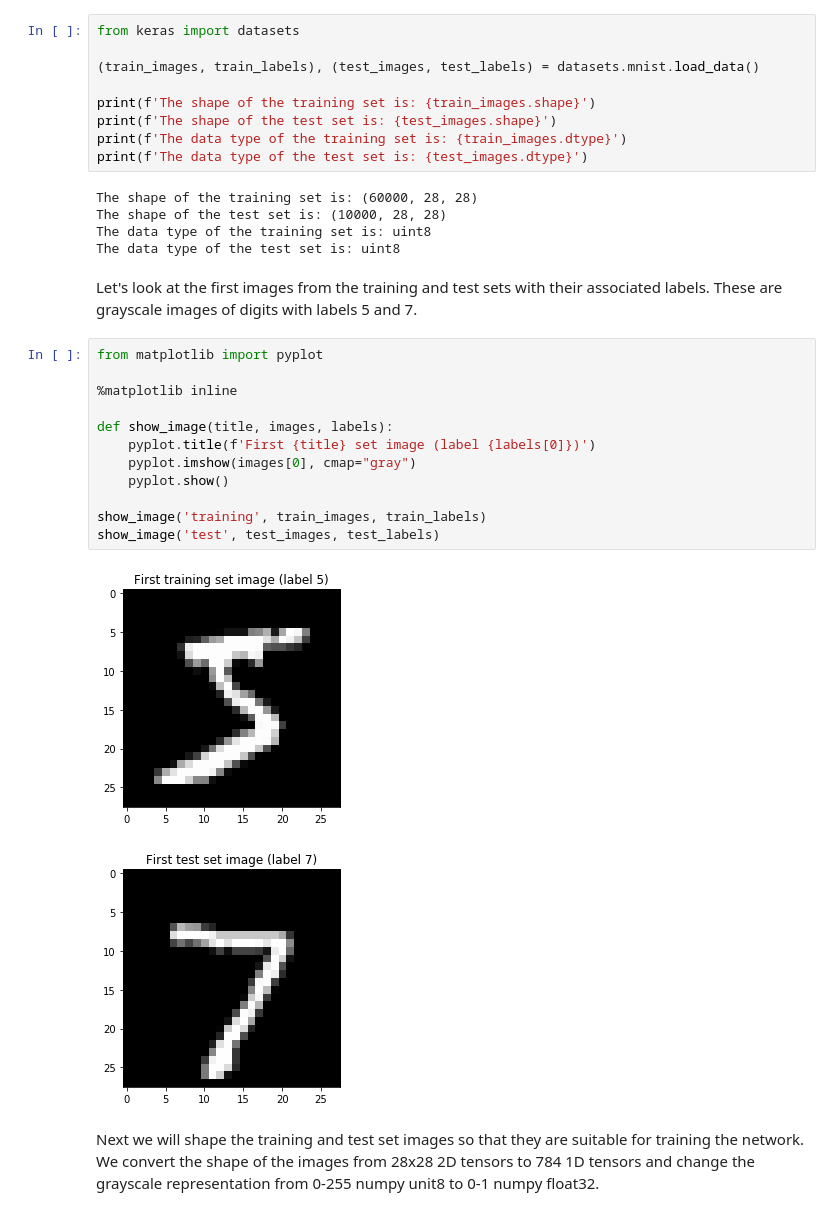
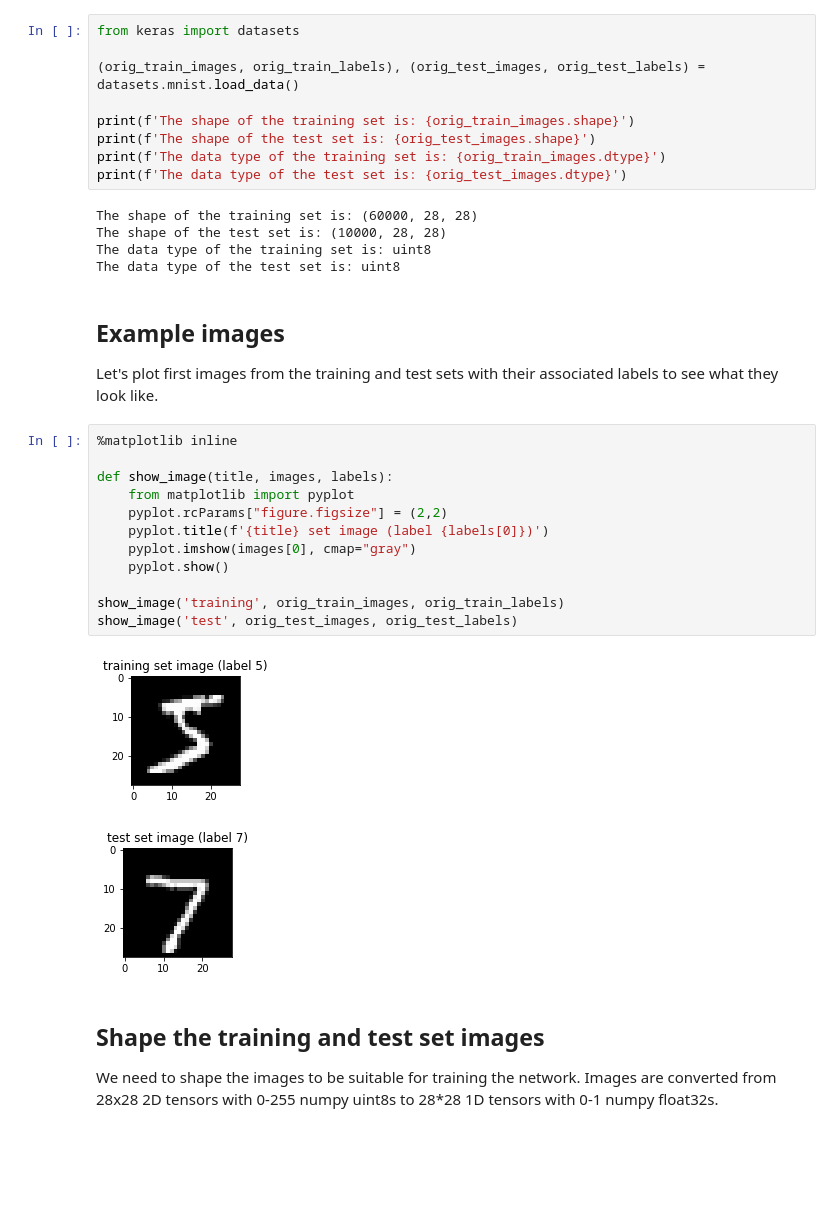
Before and after one commit to raskoleinonen/keras, a Jupyter notebook: 2.1-a-first-look-at-a-neural-network.ipynb, the cells around one changed output. Drawn from its saved outputs; the diff is of its cells as text; blank space fills up the shorter version.

Commit message:
Improved the first notebook.

```diff
--- a/2.1-a-first-look-at-a-neural-network.ipynb
+++ b/2.1-a-first-look-at-a-neural-network.ipynb
@@ -9,36 +11,40 @@ Let's start by loading the training and test sets and look at their shapes. We c
 # %%
 from keras import datasets
 
-(train_images, train_labels), (test_images, test_labels) = datasets.mnist.load_data()
+(orig_train_images, orig_train_labels), (orig_test_images, orig_test_labels) = datasets.mnist.load_data()
 
-print(f'The shape of the training set is: {train_images.shape}')
-print(f'The shape of the test set is: {test_images.shape}')
-print(f'The data type of the training set is: {train_images.dtype}')
-print(f'The data type of the test set is: {test_images.dtype}')
+print(f'The shape of the training set is: {orig_train_images.shape}')
+print(f'The shape of the test set is: {orig_test_images.shape}')
+print(f'The data type of the training set is: {orig_train_images.dtype}')
+print(f'The data type of the test set is: {orig_test_images.dtype}')
 # %% [output]
 The shape of the training set is: (60000, 28, 28)
 The shape of the test set is: (10000, 28, 28)
 The data type of the training set is: uint8
 The data type of the test set is: uint8
 # %% [markdown]
-Let's look at the first images from the training and test sets with their associated labels. These are grayscale images of digits with labels 5 and 7.
+## Example images
+
+Let's plot first images from the training and test sets with their associated labels to see what they look like.
 # %%
-from matplotlib import pyplot
-
 %matplotlib inline
 
 def show_image(title, images, labels):
-    pyplot.title(f'First {title} set image (label {labels[0]})')
+    from matplotlib import pyplot
+    pyplot.rcParams["figure.figsize"] = (2,2)
+    pyplot.title(f'{title} set image (label {labels[0]})')
     pyplot.imshow(images[0], cmap="gray")
     pyplot.show()
 
-show_image('training', train_images, train_labels)
-show_image('test', test_images, test_labels)
+show_image('training', orig_train_images, orig_train_labels)
+show_image('test', orig_test_images, orig_test_labels)
 # %% [output]
-[figure, old version]
+[figure, new version]
-[figure, old version]
+[figure, new version]
 # %% [markdown]
-Next we will shape the training and test set images so that they are suitable for training the network. We convert the shape of the images from 28x28 2D tensors to 784 1D tensors and change the grayscale representation from 0-255 numpy unit8 to 0-1 numpy float32.
+## Shape the training and test set images
+
+We need to shape the images to be suitable for training the network. Images are converted from 28x28 2D tensors with 0-255 numpy uint8s to 28*28 1D tensors with 0-1 numpy float32s.
 # %%
 def reshape_images(images):
     return images.reshape((images.shape[0], 28*28)).astype('float32') / 255
```
Also changed, not shown: parts of 15 cells of this notebook, 1 other file.
